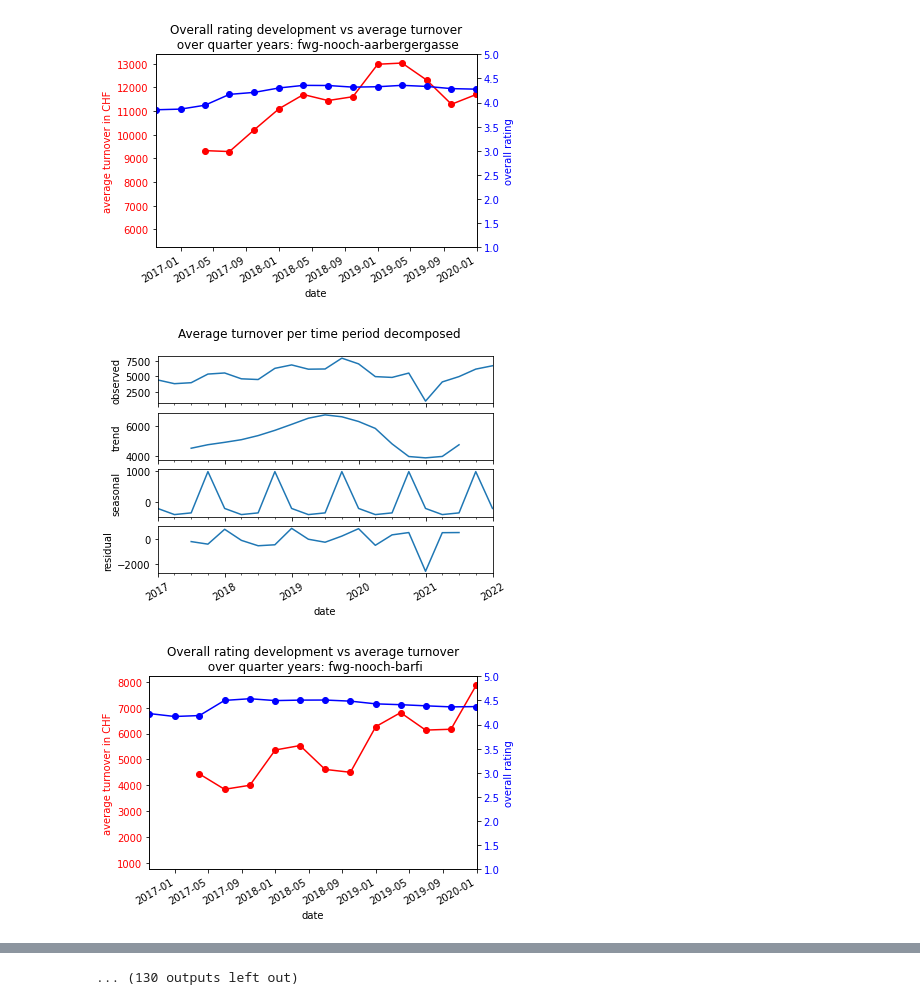
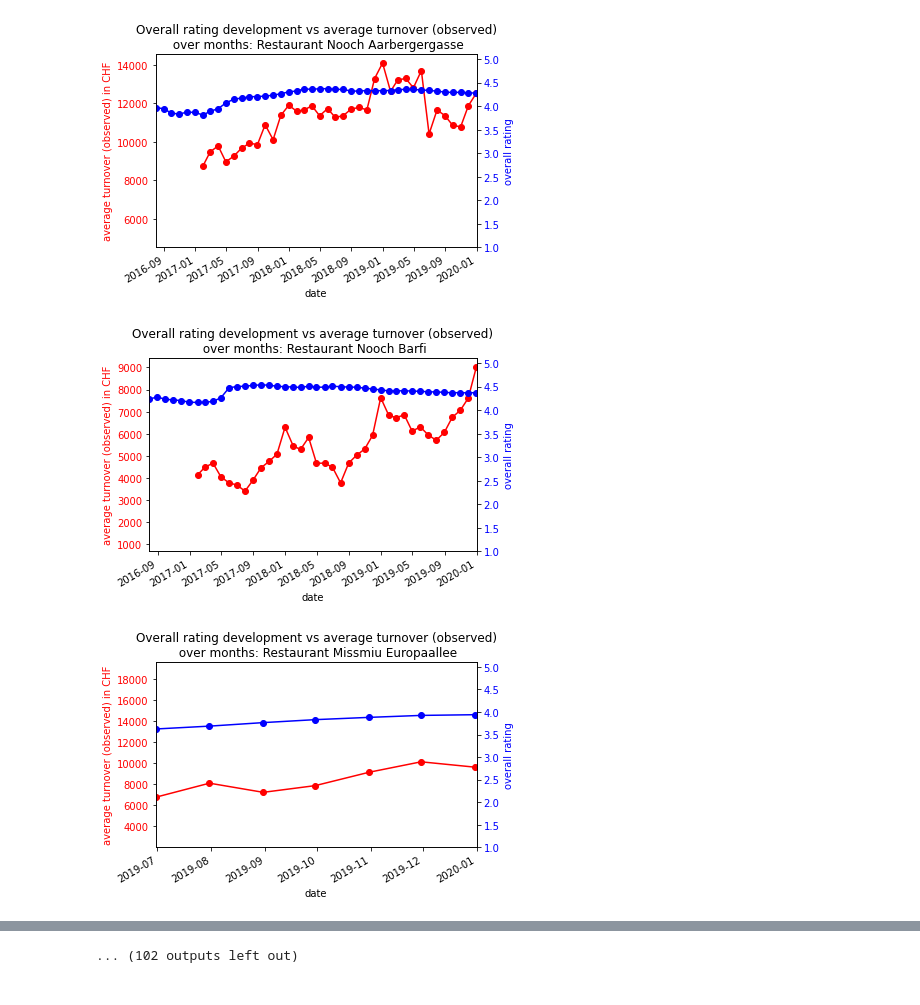
Before and after one commit to fatihsolmaz22/Bachelorarbeit_FS22, a Jupyter notebook: 02_Code/ba_code/ba_code/data_processing_and_analysis/07_02_correlation_overall_rating_decompose.ipynb, the cells around one changed output, grey strips where cells are left out. Drawn from its saved outputs; the diff is of its cells as text; code cells hidden in the pictures.

```diff
--- a/02_Code/ba_code/ba_code/data_processing_and_analysis/07_02_correlation_overall_rating_decompose.ipynb
+++ b/02_Code/ba_code/ba_code/data_processing_and_analysis/07_02_correlation_overall_rating_decompose.ipynb
@@ -10,7 +10,7 @@ from ba_code.data_processing_and_analysis.prognolite.prognolite_restaurant_const
 dataAnalyzer = DataAnalyzer()
 # %%
 data_type = RestaurantReviewDataType.GOOGLE_REVIEW
-time_period = "Q"
+time_period = "m"
 # overall rating anfang vom monat <-> umsatzzahl ende vom monat  --> besserer vergleich da kunden zuerst rating sehen müssen
 rating_date_offset_in_months = -1
 decompose_option = None
@@ -59,3 +59,3 @@ df_pearson_spearman_with_corona = dataAnalyzer.compute_correlation_for_all_resta
-[figure, old version]
+[figure, new version]
-[figure, old version]
+[figure, new version]
-[figure, old version]
+[figure, new version]
@@ -64,4 +64,4 @@ df_pearson_spearman_with_corona = dataAnalyzer.compute_correlation_for_all_resta
-... (130 outputs left out)
+... (102 outputs left out)
 # %%
 from IPython.core.display import display, HTML
 import pandas as pd
```
Also changed, not shown: parts of 1 cell of this notebook, 17 other files.
